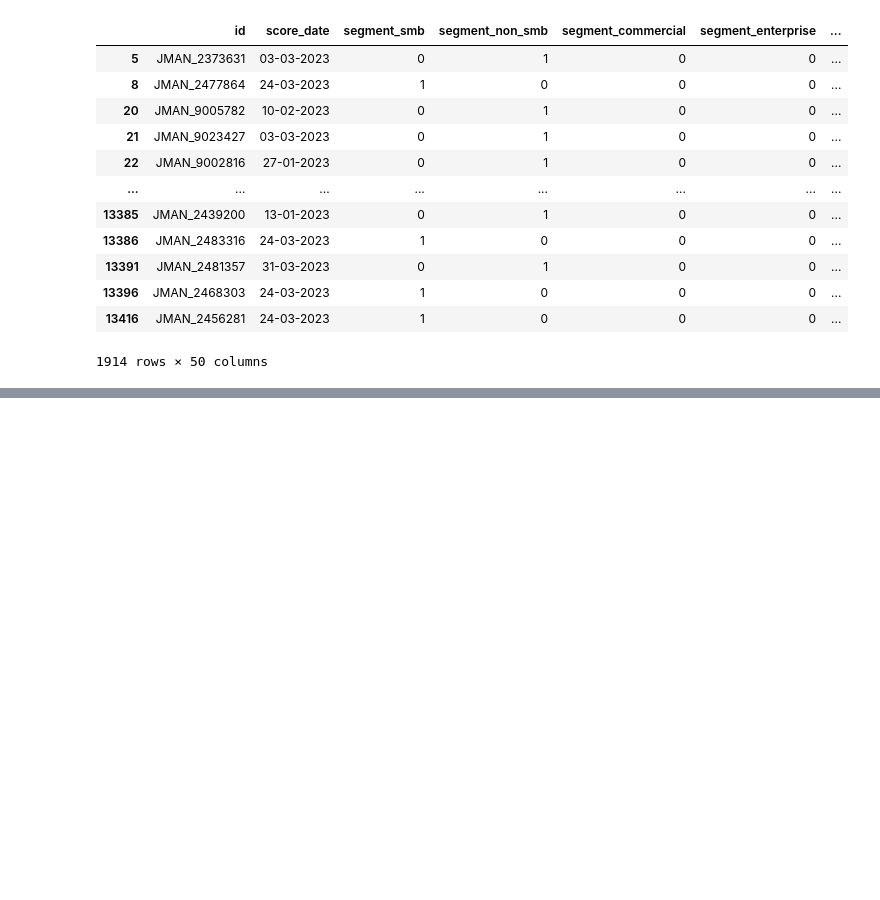
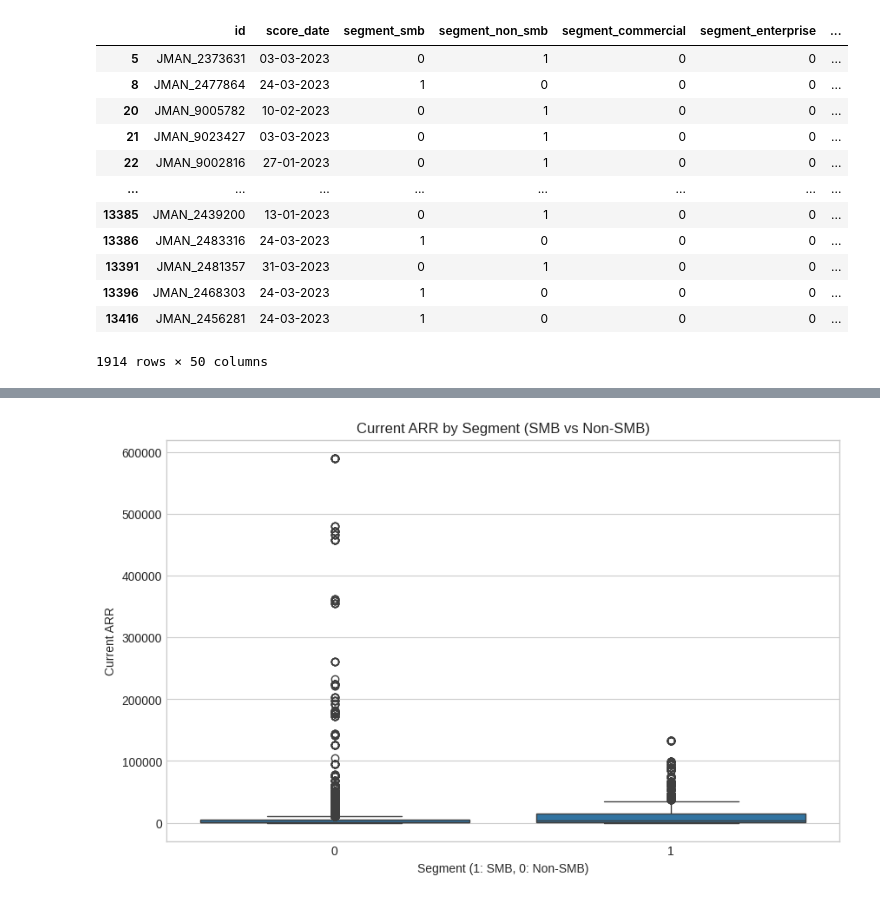
Before and after one commit to tumpudikarthikeya/ds, a Jupyter notebook: EDA/eda.ipynb, the cells around one changed output, grey strips where cells are left out. Saved outputs shown, nothing was run; the diff lists cells and outputs as text; code cells hidden in the pictures; blank space fills up the shorter version.

```diff
--- a/EDA/eda.ipynb
+++ b/EDA/eda.ipynb
@@ -267,0 +659,9 @@ sam.to_csv('dataset.csv', index=False)
+# %%
+plt.figure(figsize=(10, 6))
+sns.boxplot(x='segment_smb', y='current_arr', data=df)
+plt.title('Current ARR by Segment (SMB vs Non-SMB)')
+plt.xlabel('Segment (1: SMB, 0: Non-SMB)')
+plt.ylabel('Current ARR')
+plt.show()
+# %% [output]
+[figure, added]
```
Also changed, not shown: parts of 17 cells of this notebook, 3 other files.
